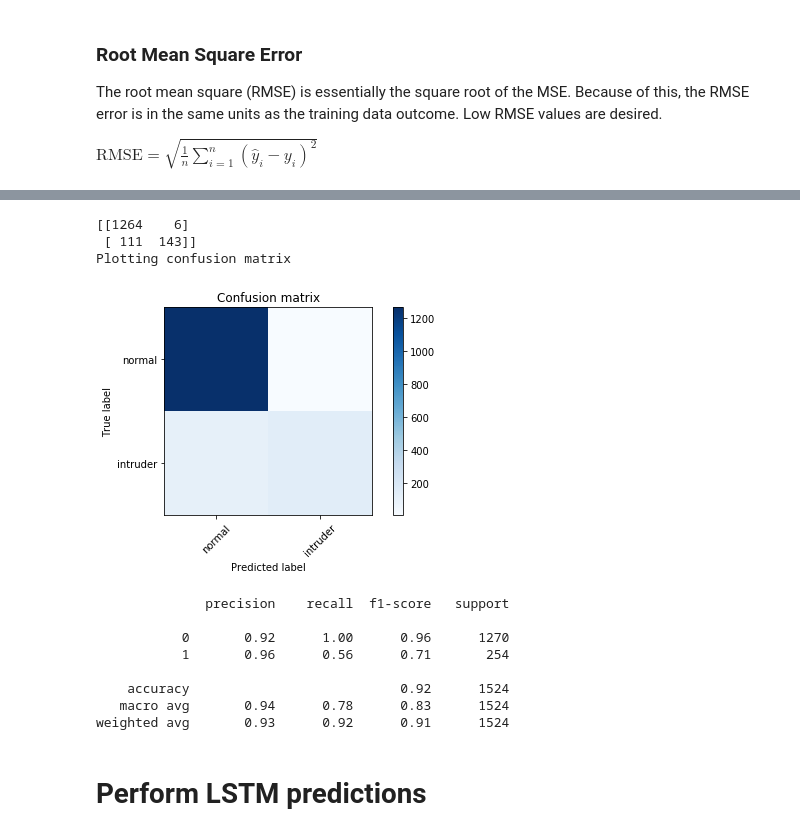
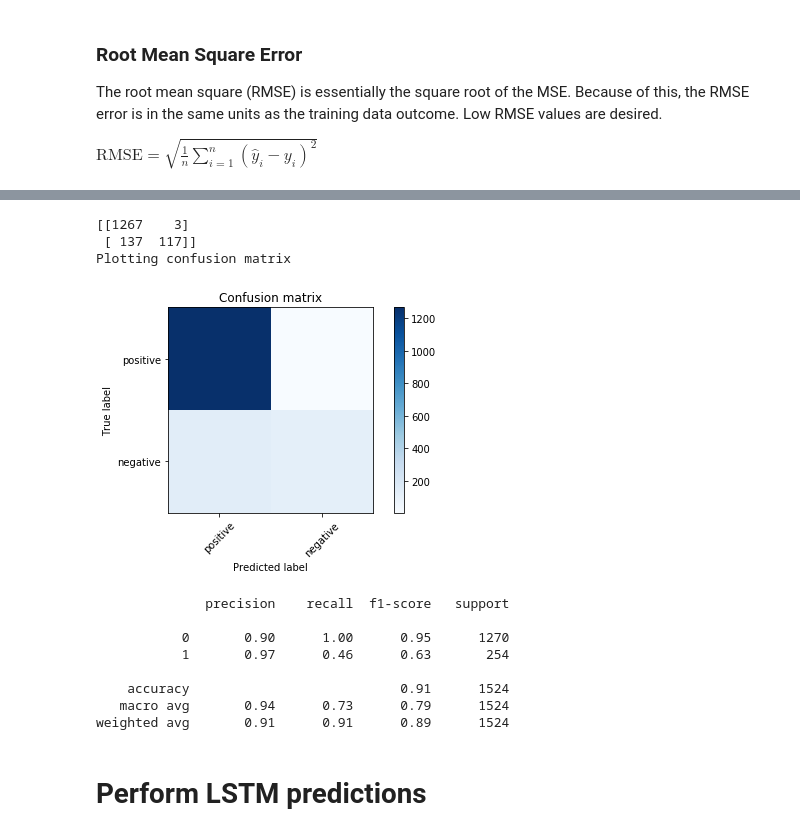
Before and after one commit to saechaol/vaccine-myths, a Jupyter notebook: lstm_model.ipynb, the cells around one changed output, grey strips where cells are left out. Saved outputs shown, nothing was run; the diff lists cells and outputs as text; code cells hidden in the pictures.

```diff
--- a/lstm_model.ipynb
+++ b/lstm_model.ipynb
@@ -811,29 +811,29 @@ Log Loss: 2.6516021232212155
 # %%
 # Compute confusion matrix
 cm = confusion_matrix(y, binary_pred)
 print(cm)
 
 
 print('Plotting confusion matrix')
 
 plt.figure()
-plot_confusion_matrix(cm, ['normal','intruder'])
+plot_confusion_matrix(cm, ['positive','negative'])
 plt.show()
 
 print(classification_report(y, binary_pred))
 # %% [output]
-[[1264    6]
- [ 111  143]]
+[[1267    3]
+ [ 137  117]]
 Plotting confusion matrix
-[figure, old version]
+[figure, new version]
               precision    recall  f1-score   support
 
-           0       0.92      1.00      0.96      1270
-           1       0.96      0.56      0.71       254
+           0       0.90      1.00      0.95      1270
+           1       0.97      0.46      0.63       254
 
-    accuracy                           0.92      1524
-   macro avg       0.94      0.78      0.83      1524
-weighted avg       0.93      0.92      0.91      1524
+    accuracy                           0.91      1524
+   macro avg       0.94      0.73      0.79      1524
+weighted avg       0.91      0.91      0.89      1524
 # %% [markdown]
 # Perform LSTM predictions
 # %%
```
Also changed, not shown: parts of 17 cells of this notebook, 3 other files.
